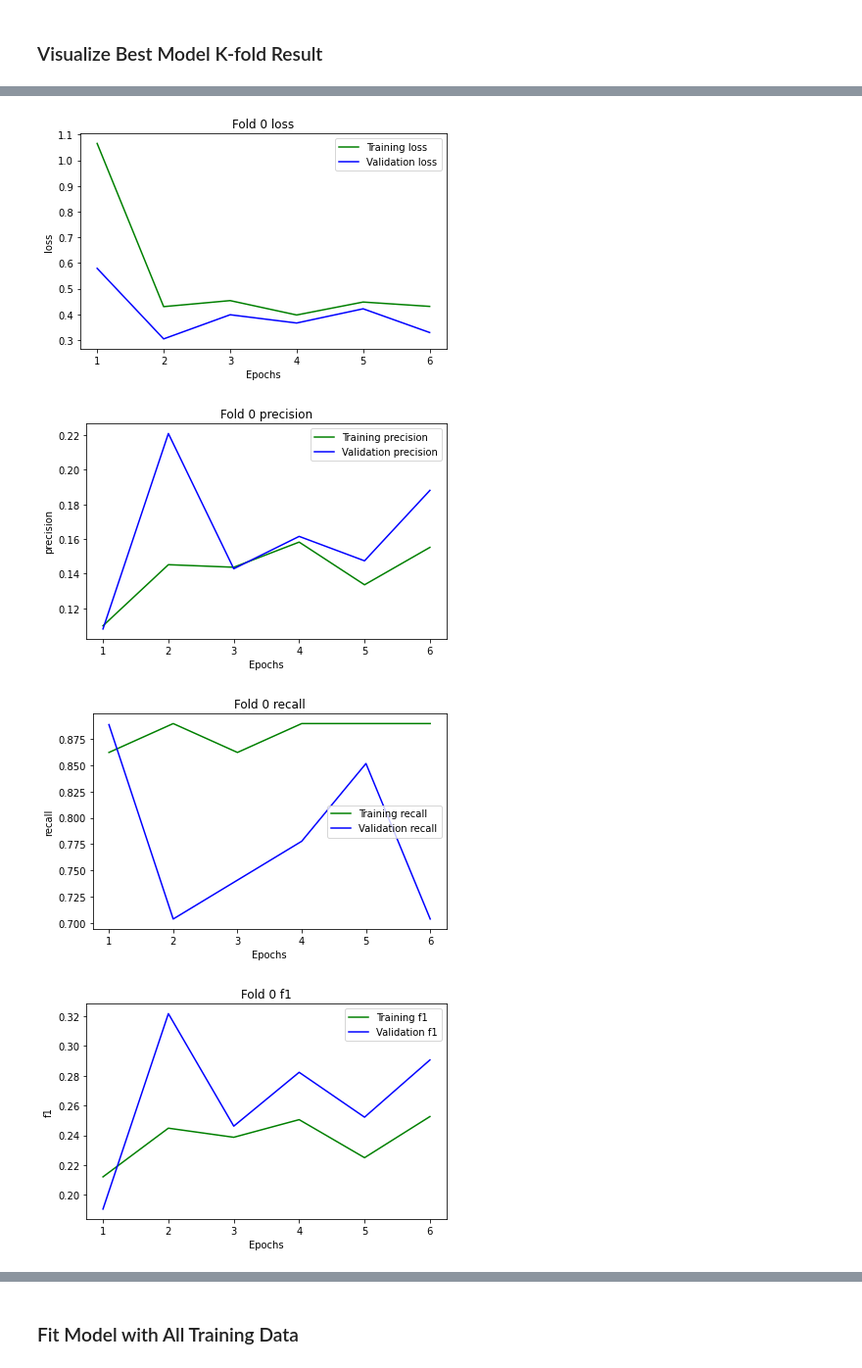
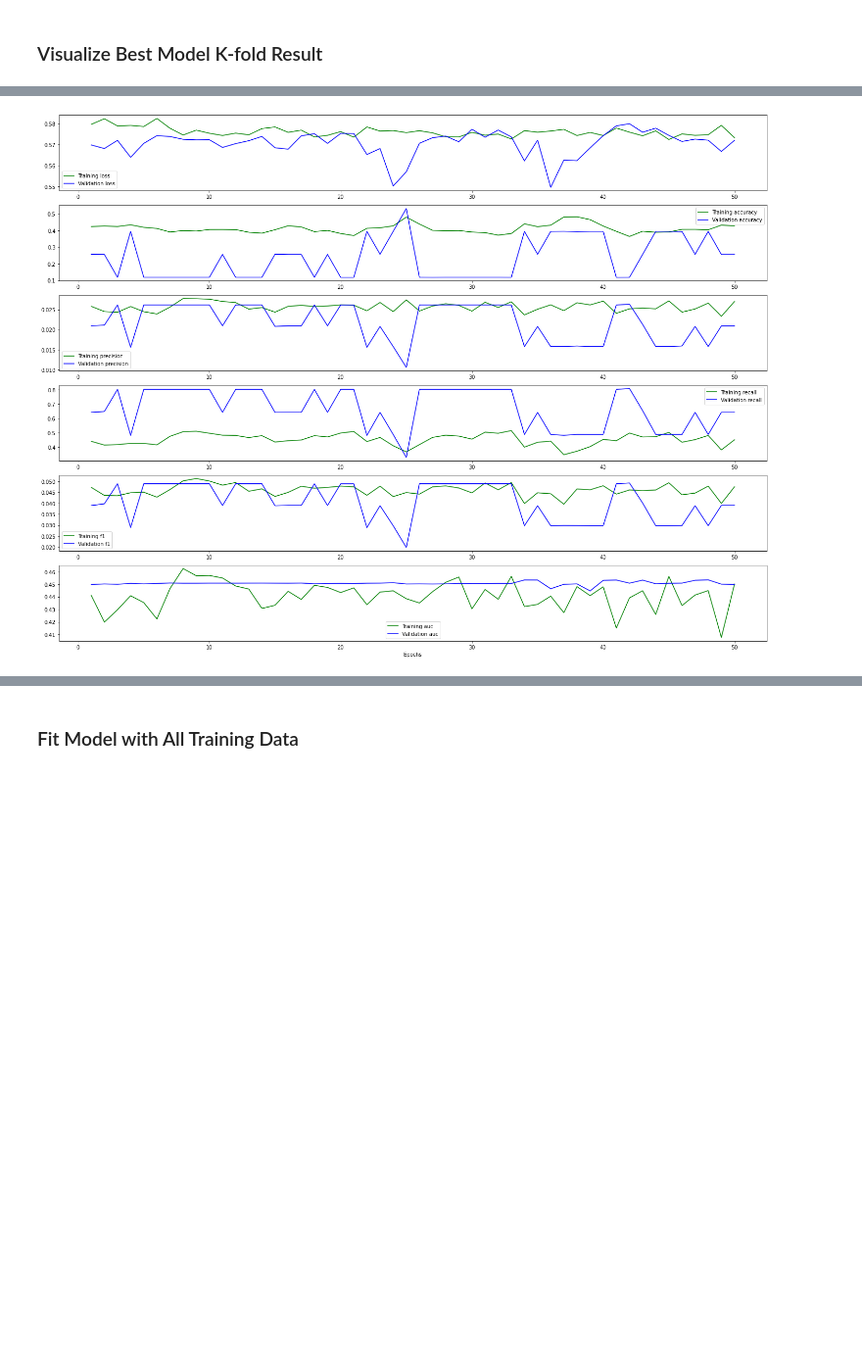
Before and after one commit to chungthuang/DeepLearning, a Jupyter notebook: Tuning.ipynb, the cells around one changed output, grey strips where cells are left out. Shown at 98% size. Drawn from its saved outputs; the diff is of its cells as text; code cells hidden in the pictures; blank space fills up the shorter version.

```diff
--- a/Tuning.ipynb
+++ b/Tuning.ipynb
@@ -302,6 +306,14 @@ def auc_plot(y_test, y_pred_test_proba):
     plt.title('ROC curve')
     plt.legend(loc='best')
     plt.show();
+# %%
+def oversample(ratio, x_train, y_train):
+    sm = SMOTE(random_state=SEED, sampling_strategy=ratio)
+    return sm.fit_resample(x_train, y_train)
+
+def undersample(ratio, x_train, y_train):
+    sm = NearMiss(version=3, sampling_strategy=ratio)
+    return sm.fit_resample(x_train, y_train)
 # %% [markdown]
 ## Loading the dataset
 The dataset is from https://www.kaggle.com/datasets/fedesoriano/company-bankruptcy-prediction.
@@ -479,12 +511,12 @@ f_scores.loc[f_scores > 0.1]
  Total expense/Assets                                       0.106584
 dtype: float64
 # %%
-selector = SelectKBest(f_classif, k=len(mi_scores.loc[mi_scores > 0.2]))
+high_mi_columns = mi_scores.loc[mi_scores > 0.2].index
+high_f_score_columns = f_scores.loc[f_scores > 0.1].index
+kept_columns = high_mi_columns.union(high_f_score_columns).values
+x_train = x_train[kept_columns]
+x_test = x_test[kept_columns]
 
-# selecting the features:
-selector.fit(x_train, y_train)
-
-kept_columns = list(x_train.columns[selector.get_support()])
 print(f"Keep {len(kept_columns)} columns")
 kept_columns
 # %% [output]
@@ -641,9 +677,9 @@ ClassWeights
 # %% [output]
 {0: 0.5148439205413665, 1: 17.341911764705884}
 # %%
-tune_objective = 'val_f1'
-EarlyStop = EarlyStopping(monitor=tune_objective, patience=3, verbose=0, restore_best_weights=True)
-ReduceLR = ReduceLROnPlateau(monitor=tune_objective, mode='max', factor=0.2, patience=2, min_lr=1e-5)
+tune_objective = 'val_recall'
+EarlyStop = EarlyStopping(monitor=tune_objective, patience=5, verbose=0, restore_best_weights=True)
+ReduceLR = ReduceLROnPlateau(monitor=tune_objective, mode='max', factor=0.2, patience=3, min_lr=1e-5)
 
 CallBacksList = [EarlyStop, ReduceLR]
 # %% [markdown]
@@ -835,0 +862,2 @@ Dropout rate: 0.2
+# %%
+tuner = tune(x_train, y_train)
@@ -880,3 +981,4 @@ def visualize_kfold(model, x, y, k):
 # %%
-visualize_kfold(best_model_params, x_train, y_train, 5)
+mean_values, mean_values_val = get_mean_metrics(best_model_params, x_train, y_train)
+visualize_mean_metrics(mean_values, mean_values_val, ['loss', 'accuracy', 'precision', 'recall', 'f1', 'auc'])
 # %% [output]
@@ -895,4 +985 @@ Epoch 6/100
-[figure, old version]
+[figure, new version]
-[figure, removed]
-[figure, removed]
-[figure, removed]
```
Also changed, not shown: parts of 30 cells of this notebook.
